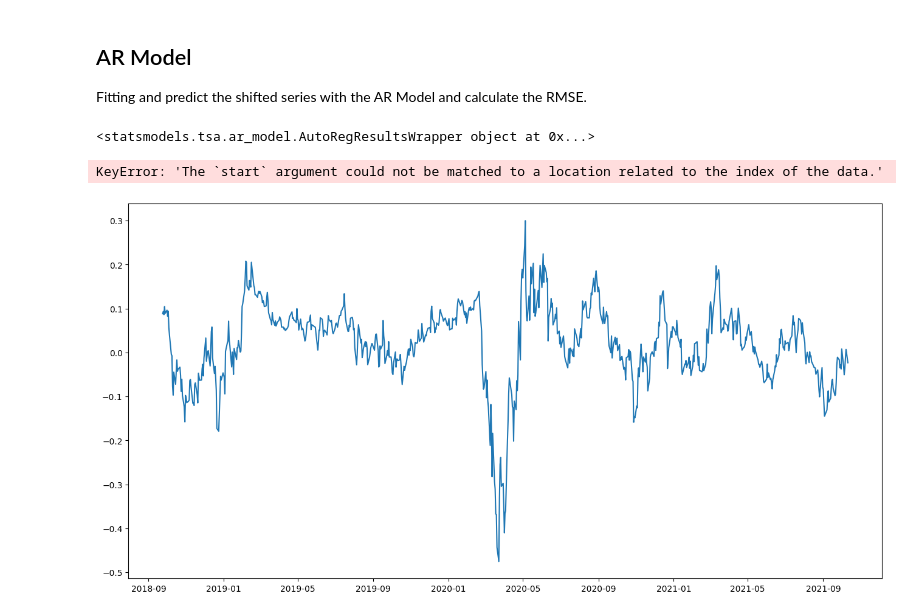
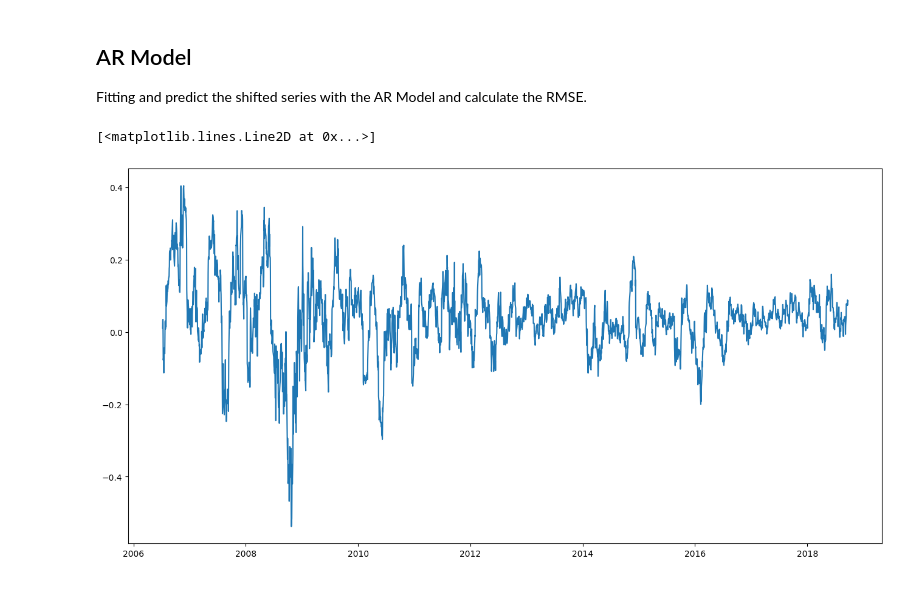
Before and after one commit to yjiahao/time-series-stocks, a Jupyter notebook: ARIMA.ipynb, the cells around one changed output. Drawn from its saved outputs; the diff is of its cells as text; code cells hidden in the pictures.

```diff
--- a/ARIMA.ipynb
+++ b/ARIMA.ipynb
@@ -8,7 +8,7 @@ import numpy as np
 from statsmodels.tsa.seasonal import seasonal_decompose
 df_log = pd.read_csv("./data/processed/mastercard_stock_history_processed.csv")
 
-df_log["Date"] = pd.to_datetime(df_log['Date'], infer_datetime_format=True)
+df_log["Date"] = pd.to_datetime(df_log['Date'])
 df_log.set_index('Date', inplace = True)
 df_log.head()
 # %% [output]
@@ -96,17 +97,15 @@ Date
 Fitting and predict the shifted series with the AR Model and calculate the RMSE.
 # %%
 from statsmodels.tsa.ar_model import AutoReg
-from sklearn.metrics import mean_squared_error
+from sklearn.metrics import root_mean_squared_error
 
 plt.figure(figsize=(16, 8))
-m_AR = AutoReg(df_train, lags=3).fit() # p = AR(p = 3)
-plt.plot(df_test)
-prediction = m_AR.predict(start=df_test.index[0], end=df_test.index[-1]).fillna(0)
-# prediction = m_AR.predict(start=0, end=len(df_test) - 1).fillna(0)
-plt.plot(prediction, color="red")
-plt.title('AR Model with RMSE = %.2f' % mean_squared_error(prediction, df_test["Close"]))
-plt.show()
+trial = df_train.reset_index()
+trial.drop(columns=['Date'], inplace = True)
+series_df_train = trial["Close"]
+m_AR = AutoReg(series_df_train, lags=415).fit() # p = AR(p = 3)
+prediction = m_AR.predict(start=len(df_train), end=len(df_train) + len(df_test)-1, dynamic=False)
+plt.plot(df_train)
 # %% [output]
-<statsmodels.tsa.ar_model.AutoRegResultsWrapper object at 0x...>
+[<matplotlib.lines.Line2D at 0x...>]
-KeyError: 'The `start` argument could not be matched to a location related to the index of the data.'
-[figure, old version]
+[figure, new version]
```
Also changed, not shown: parts of 17 cells of this notebook.
